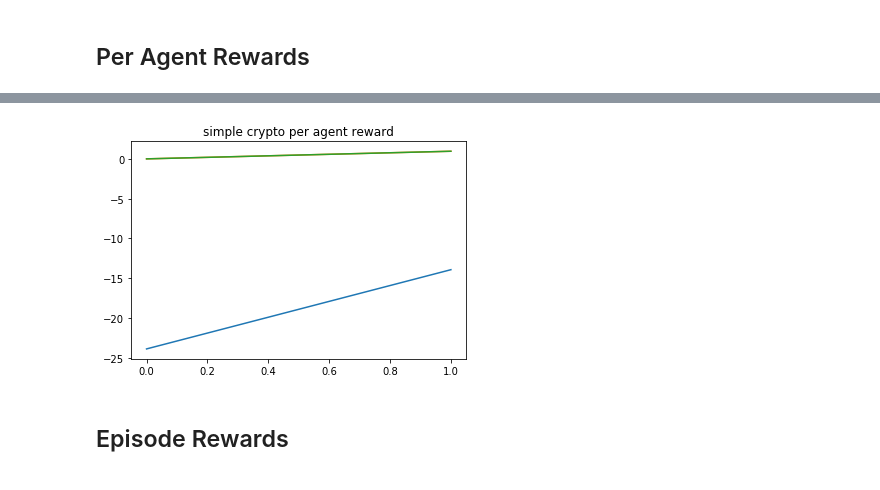
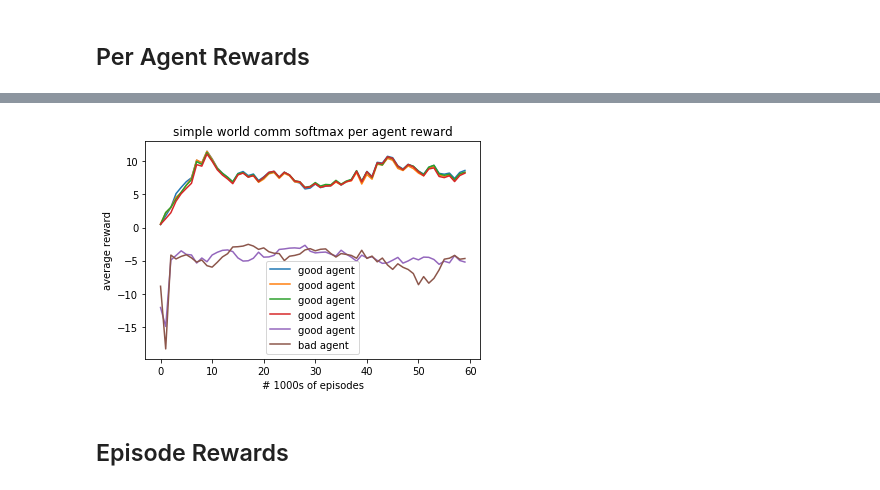
Before and after one commit to fractal1729/multiagent-comm, a Jupyter notebook: experiments/Graph Analysis.ipynb, the cells around one changed output, grey strips where cells are left out. Saved outputs shown, nothing was run; the diff lists cells and outputs as text; code cells hidden in the pictures.

Commit message:
add titles

```diff
--- a/experiments/Graph Analysis.ipynb
+++ b/experiments/Graph Analysis.ipynb
@@ -14,15 +14,23 @@ print(graphs)
 # %%
 for graph in graphs:
+    if 'simple_world_comm-so' not in graph:
+        continue
     with open(os.path.join('learning_curves', graph), 'rb') as f:
         data = pickle.load(f)
     data = np.asarray(data)
     for i in range(data.shape[1]):
-        plt.plot(data[:,i])
-    plt.title(graph[:-4].split('-')[0].replace('_', ' ') + " per agent reward")
+        if i < data.shape[1]-1:
+            plt.plot(data[:,i], label='good agent')
+        else:
+            plt.plot(data[:,i], label='bad agent')
+    plt.title(graph[:-4].split('-')[0].replace('_', ' ') + " " + graph[:-4].split('-')[1].split('_')[0] + " per agent reward")
+    plt.xlabel("# 1000s of episodes")
+    plt.ylabel("average reward")
+    plt.legend()
     plt.show()
     break
 # %% [output]
-[figure, old version]
+[figure, new version]
 # %% [markdown]
 ## Episode Rewards
 # %%
```
Also changed, not shown: parts of 1 cell of this notebook.
